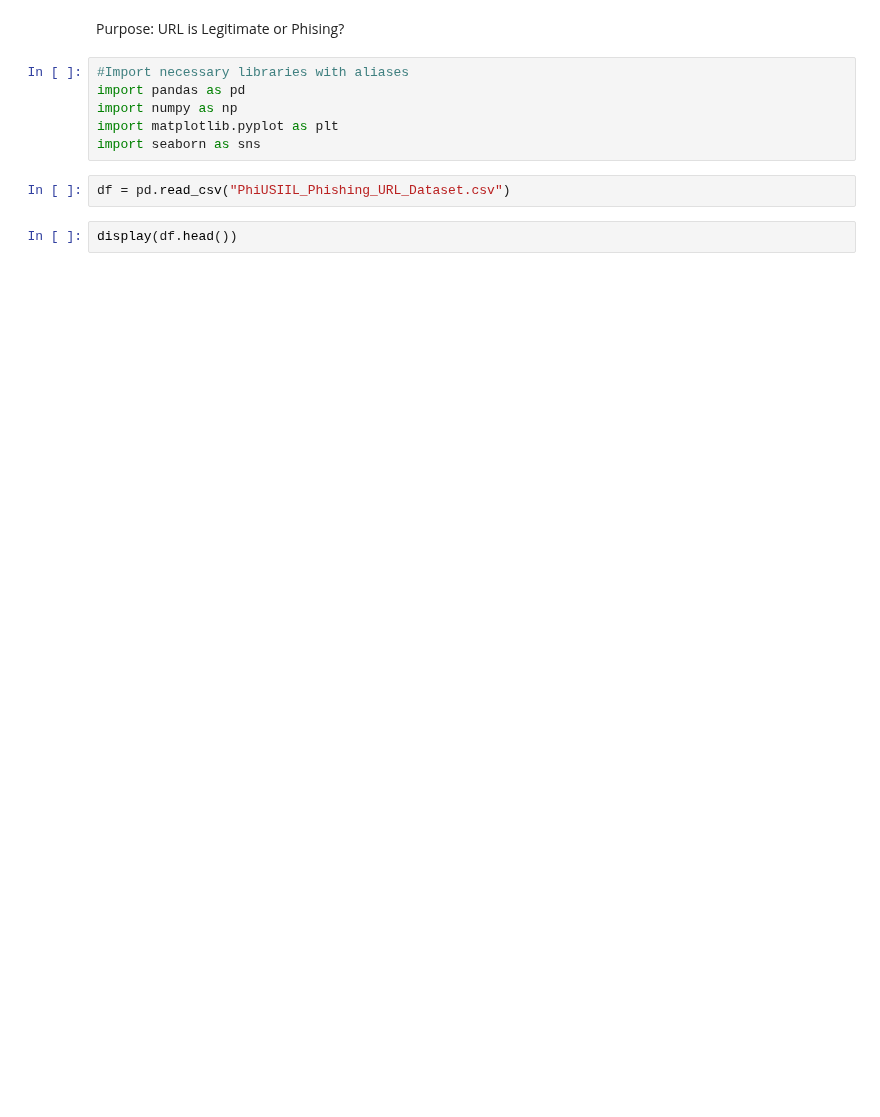
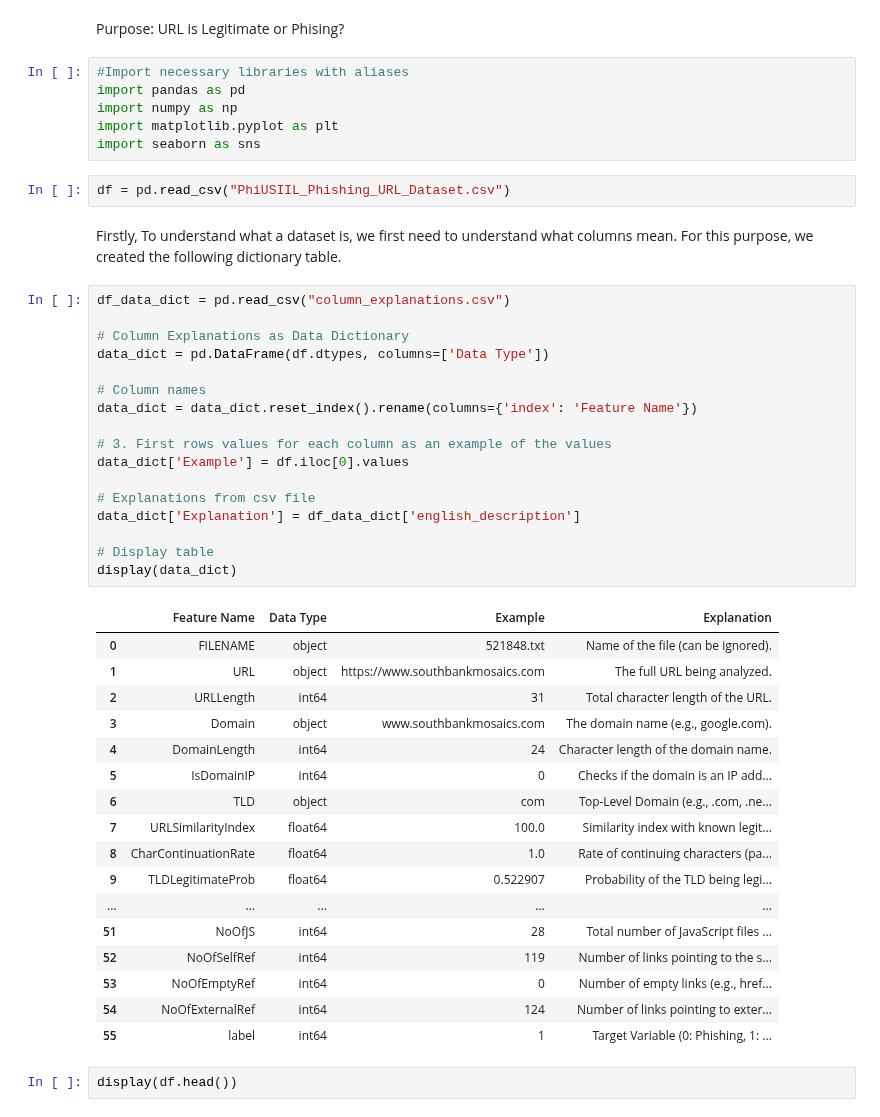
Before and after one commit to BugraAKKUS/Phishing-URL--Website--Detection, a Jupyter notebook: EDA_emre.ipynb, the cells around one changed output. Drawn from its saved outputs; the diff is of its cells as text; blank space fills up the shorter version.

Commit message:
column meanings

```diff
--- a/EDA_emre.ipynb
+++ b/EDA_emre.ipynb
@@ -8,6 +8,43 @@ import matplotlib.pyplot as plt
 import seaborn as sns
 # %%
 df = pd.read_csv("PhiUSIIL_Phishing_URL_Dataset.csv")
+# %% [markdown]
+Firstly, To understand what a dataset is, we first need to understand what columns mean. For this purpose, we created the following dictionary table.
+# %%
+df_data_dict = pd.read_csv("column_explanations.csv")
+
+# Column Explanations as Data Dictionary
+data_dict = pd.DataFrame(df.dtypes, columns=['Data Type'])
+
+# Column names
+data_dict = data_dict.reset_index().rename(columns={'index': 'Feature Name'})
+
+# 3. First rows values for each column as an example of the values
+data_dict['Example'] = df.iloc[0].values
+
+# Explanations from csv file
+data_dict['Explanation'] = df_data_dict['english_description']
+
+# Display table
+display(data_dict)
+# %% [output]
+|  | Feature Name | Data Type | Example | Explanation |
+| 0 | FILENAME | object | 521848.txt | Name of the file (can be ignored). |
+| 1 | URL | object | https://www.southbankmosaics.com | The full URL being analyzed. |
+| 2 | URLLength | int64 | 31 | Total character length of the URL. |
+| 3 | Domain | object | www.southbankmosaics.com | The domain name (e.g., google.com). |
+| 4 | DomainLength | int64 | 24 | Character length of the domain name. |
+| 5 | IsDomainIP | int64 | 0 | Checks if the domain is an IP add... |
+| 6 | TLD | object | com | Top-Level Domain (e.g., .com, .ne... |
+| 7 | URLSimilarityIndex | float64 | 100.0 | Similarity index with known legit... |
+| 8 | CharContinuationRate | float64 | 1.0 | Rate of continuing characters (pa... |
+| 9 | TLDLegitimateProb | float64 | 0.522907 | Probability of the TLD being legi... |
+| ... | ... | ... | ... | ... |
+| 51 | NoOfJS | int64 | 28 | Total number of JavaScript files ... |
+| 52 | NoOfSelfRef | int64 | 119 | Number of links pointing to the s... |
+| 53 | NoOfEmptyRef | int64 | 0 | Number of empty links (e.g., href... |
+| 54 | NoOfExternalRef | int64 | 124 | Number of links pointing to exter... |
+| 55 | label | int64 | 1 | Target Variable (0: Phishing, 1: ... |
 # %%
 display(df.head())
 # %% [output]
```
Also changed, not shown: 1 other file.
